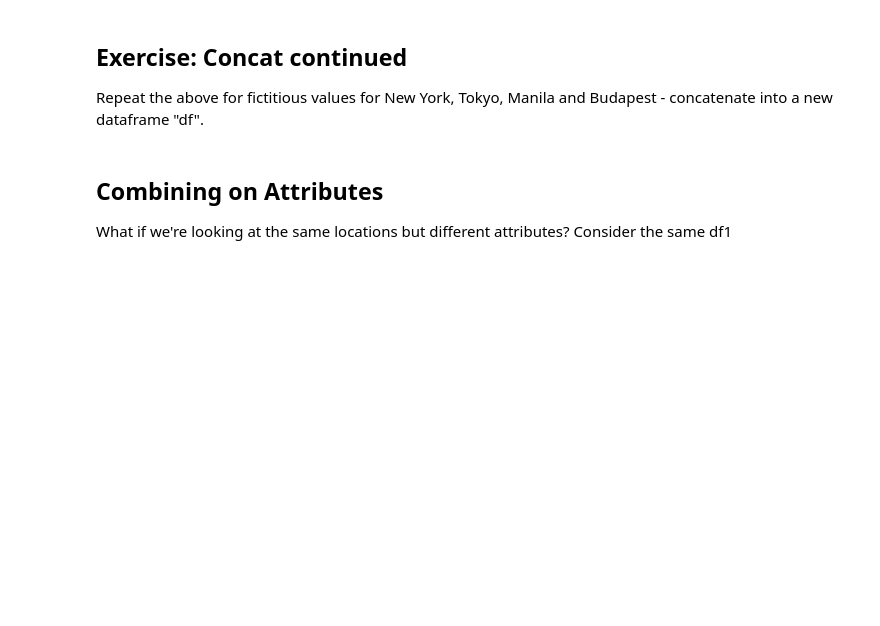
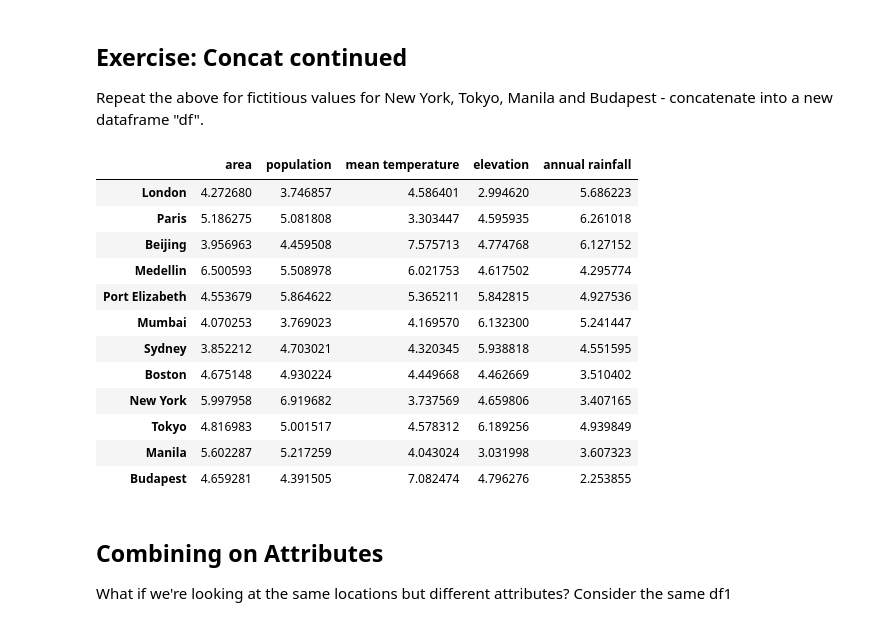
Before and after one commit to malvikamurkumbi/QM2, a Jupyter notebook: W6_Merging_and_Joining_in_Python.ipynb, the cells around one changed output. Cells and saved outputs as stored; diff of their text form; code cells hidden in the pictures; blank space fills up the shorter version.

```diff
--- a/W6_Merging_and_Joining_in_Python.ipynb
+++ b/W6_Merging_and_Joining_in_Python.ipynb
@@ -154,6 +152,27 @@ df3
 ## Exercise: Concat continued
 
 Repeat the above for fictitious values for New York, Tokyo, Manila and Budapest - concatenate into a new dataframe "df".
+# %%
+df4 = pd.DataFrame(5+np.random.randn(4, 5))
+df4.columns = ['area','population','mean temperature','elevation','annual rainfall']
+df4.index = ['New York', 'Tokyo', 'Manila', 'Budapest']
+
+df = pd.concat([df3,df4])
+df
+# %% [output]
+|  | area | population | mean temperature | elevation | annual rainfall |
+| London | 4.272680 | 3.746857 | 4.586401 | 2.994620 | 5.686223 |
+| Paris | 5.186275 | 5.081808 | 3.303447 | 4.595935 | 6.261018 |
+| Beijing | 3.956963 | 4.459508 | 7.575713 | 4.774768 | 6.127152 |
+| Medellin | 6.500593 | 5.508978 | 6.021753 | 4.617502 | 4.295774 |
+| Port Elizabeth | 4.553679 | 5.864622 | 5.365211 | 5.842815 | 4.927536 |
+| Mumbai | 4.070253 | 3.769023 | 4.169570 | 6.132300 | 5.241447 |
+| Sydney | 3.852212 | 4.703021 | 4.320345 | 5.938818 | 4.551595 |
+| Boston | 4.675148 | 4.930224 | 4.449668 | 4.462669 | 3.510402 |
+| New York | 5.997958 | 6.919682 | 3.737569 | 4.659806 | 3.407165 |
+| Tokyo | 4.816983 | 5.001517 | 4.578312 | 6.189256 | 4.939849 |
+| Manila | 5.602287 | 5.217259 | 4.043024 | 3.031998 | 3.607323 |
+| Budapest | 4.659281 | 4.391505 | 7.082474 | 4.796276 | 2.253855 |
 # %% [markdown]
 ## Combining on Attributes
 
```
Also changed, not shown: parts of 29 cells of this notebook.
